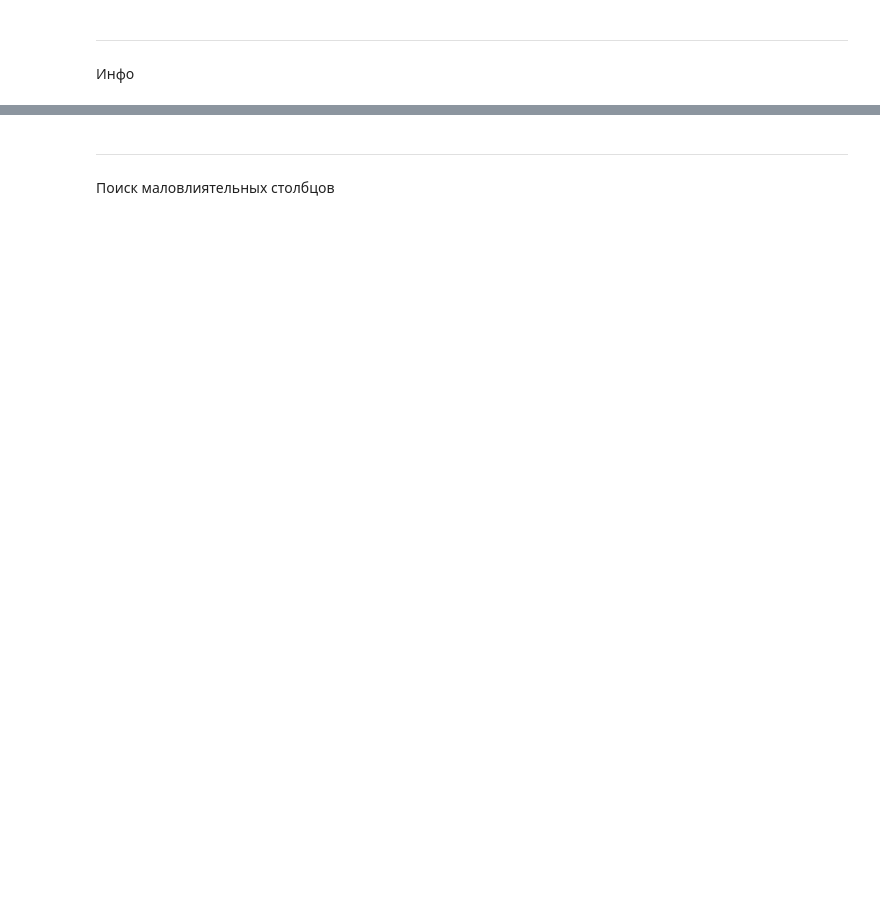
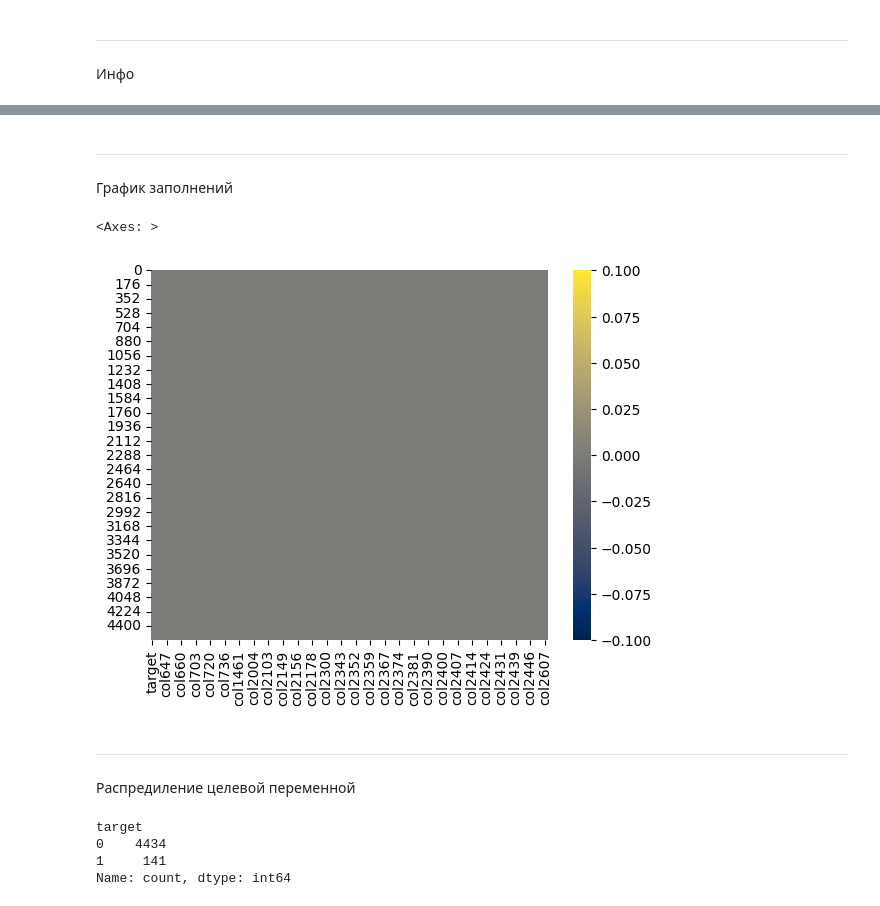
Before and after one commit to Dedushka-Lenin/Intensive_2, a Jupyter notebook: processing/analyzer.ipynb, the cells around one changed output, grey strips where cells are left out. Drawn from its saved outputs; the diff is of its cells as text; code cells hidden in the pictures; blank space fills up the shorter version.

```diff
--- a/processing/analyzer.ipynb
+++ b/processing/analyzer.ipynb
@@ -6,18 +6,6 @@ ________________________________________________________________________________
 import pandas as pd
 import seaborn as sns
 
-df = pd.read_csv("train1.csv")
-
-#############################################################################################################################################
+df = pd.read_csv("train.csv")
 
 df.info()
-
-#############################################################################################################################################
-
-sns.heatmap(df.isnull(), cmap='cividis', annot_kws={'size': 15000})
-
-#############################################################################################################################################
-
-for elm in df.columns:
-    nuv = df[elm].nunique()
-    if nuv < 2: print(df[elm].unique())
@@ -51,3 +17,0 @@ for elm in dn:
-# %% [markdown]
-_____________________________________________________________________________________________________________________________________________________________________________________________
-Поиск маловлиятельных столбцов
@@ -73,29 +18,20 @@ for elm in numeric_df.columns:
-# %%
-import pandas as pd
-
-#############################################################################################################################################
-
-df = pd.read_csv("train.csv")
-
-#############################################################################################################################################
-
-df = df.dropna(subset=df.columns)
-
-df.to_csv("train2.csv", index=False)
-
-change_n = []
-
-for elm in df.columns:
-
-    asist = True
-
-    for i in df[elm]:
-        if isinstance(i, int) or not i.is_integer():
-            asist = False
-            break
-
-    if asist: change_n.append(elm)
-
-print(change_n)
-
-df.info()
+# %% [markdown]
+_____________________________________________________________________________________________________________________________________________________________________________________________
+
+График заполнений
+# %%
+sns.heatmap(df.isnull(), cmap='cividis')
+# %% [output]
+<Axes: >
+[figure, added]
+# %% [markdown]
+_____________________________________________________________________________________________________________________________________________________________________________________________
+
+Распредиление целевой переменной
+# %%
+print(df['target'].value_counts())
+# %% [output]
+target
+0    4434
+1     141
+Name: count, dtype: int64
```
Also changed, not shown: parts of 7 cells of this notebook, 8 other files.
